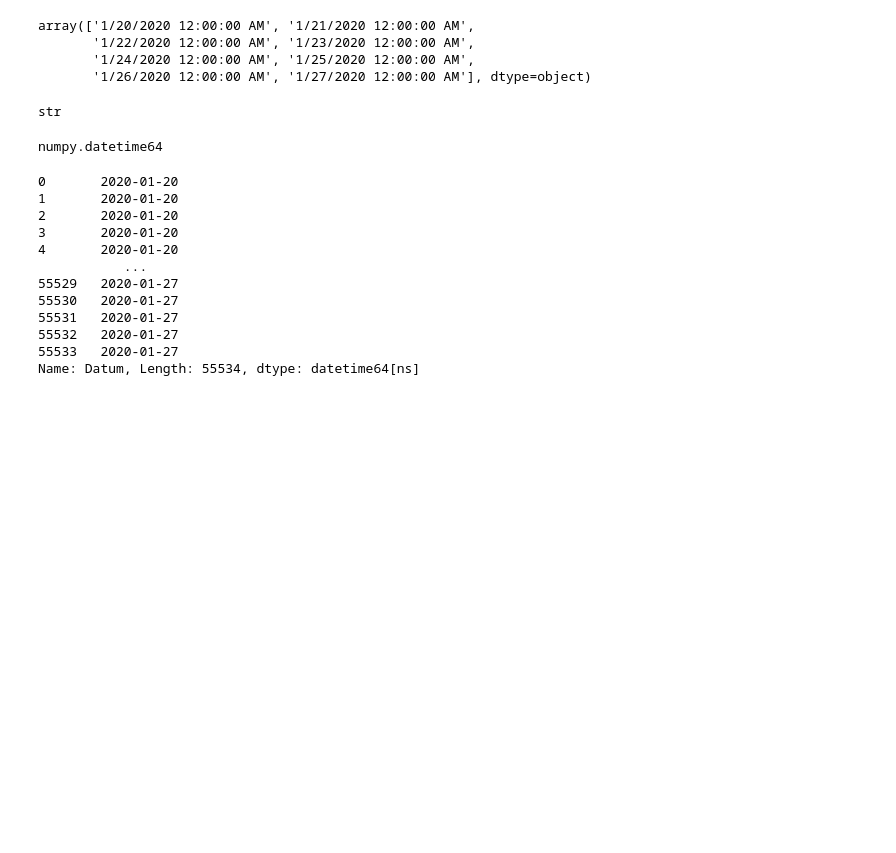
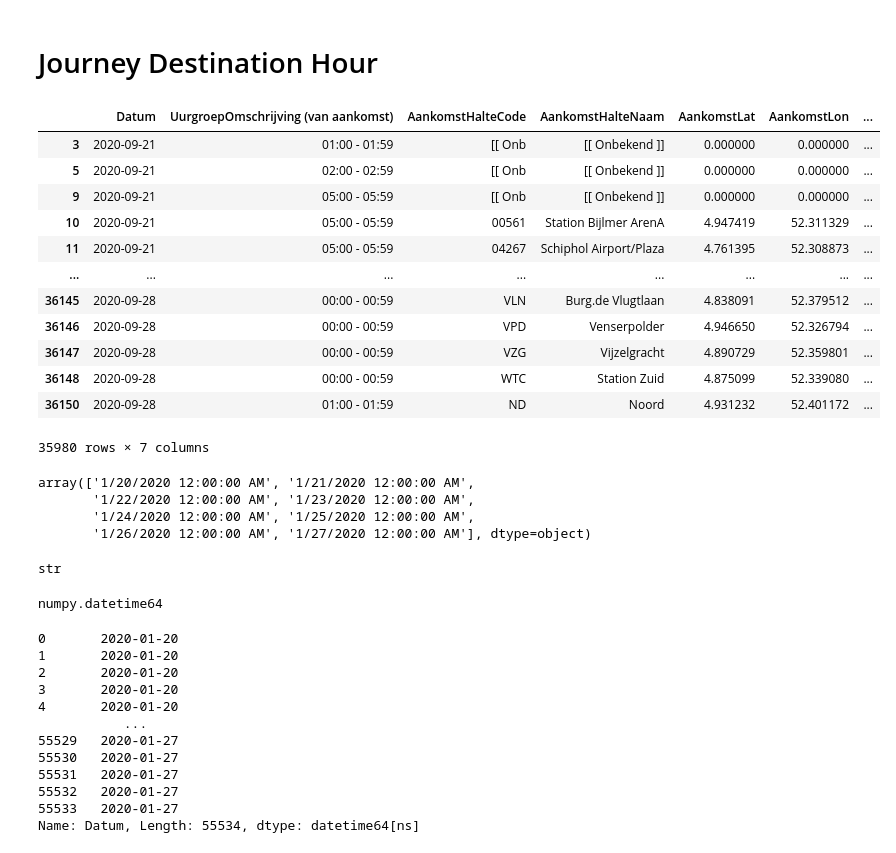
Before and after one commit to lotteph/DSP, a Jupyter notebook: GVBSAM.ipynb, the cells around one changed output. Saved outputs shown, nothing was run; the diff lists cells and outputs as text; code cells hidden in the pictures; blank space fills up the shorter version.

```diff
--- a/GVBSAM.ipynb
+++ b/GVBSAM.ipynb
@@ -22,3 +114,25 @@ dtype: int64
+# %% [markdown]
+# Journey Destination Hour
+# %%
+# Drop NaN values and set date to datetime type
+Journey_Destination_Hour_Cleaned = Journey_Destination_Hour.dropna()
+Journey_Destination_Hour_Cleaned['Datum'] = pd.to_datetime(Journey_Destination_Hour_Cleaned['Datum'])
+
+Journey_Destination_Hour_Cleaned
+# %% [output]
+|  | Datum | UurgroepOmschrijving (van aankomst) | AankomstHalteCode | AankomstHalteNaam | AankomstLat | AankomstLon | ... |
+| 3 | 2020-09-21 | 01:00 - 01:59 | [[ Onb | [[ Onbekend ]] | 0.000000 | 0.000000 | ... |
+| 5 | 2020-09-21 | 02:00 - 02:59 | [[ Onb | [[ Onbekend ]] | 0.000000 | 0.000000 | ... |
+| 9 | 2020-09-21 | 05:00 - 05:59 | [[ Onb | [[ Onbekend ]] | 0.000000 | 0.000000 | ... |
+| 10 | 2020-09-21 | 05:00 - 05:59 | 00561 | Station Bijlmer ArenA | 4.947419 | 52.311329 | ... |
+| 11 | 2020-09-21 | 05:00 - 05:59 | 04267 | Schiphol Airport/Plaza | 4.761395 | 52.308873 | ... |
+| ... | ... | ... | ... | ... | ... | ... | ... |
+| 36145 | 2020-09-28 | 00:00 - 00:59 | VLN | Burg.de Vlugtlaan | 4.838091 | 52.379512 | ... |
+| 36146 | 2020-09-28 | 00:00 - 00:59 | VPD | Venserpolder | 4.946650 | 52.326794 | ... |
+| 36147 | 2020-09-28 | 00:00 - 00:59 | VZG | Vijzelgracht | 4.890729 | 52.359801 | ... |
+| 36148 | 2020-09-28 | 00:00 - 00:59 | WTC | Station Zuid | 4.875099 | 52.339080 | ... |
+| 36150 | 2020-09-28 | 01:00 - 01:59 | ND | Noord | 4.931232 | 52.401172 | ... |
+35980 rows × 7 columns
 # %%
 # Weekly data
 Reis_Bestemming_Uur['Datum'].unique()
```
Also changed, not shown: parts of 14 cells of this notebook.
